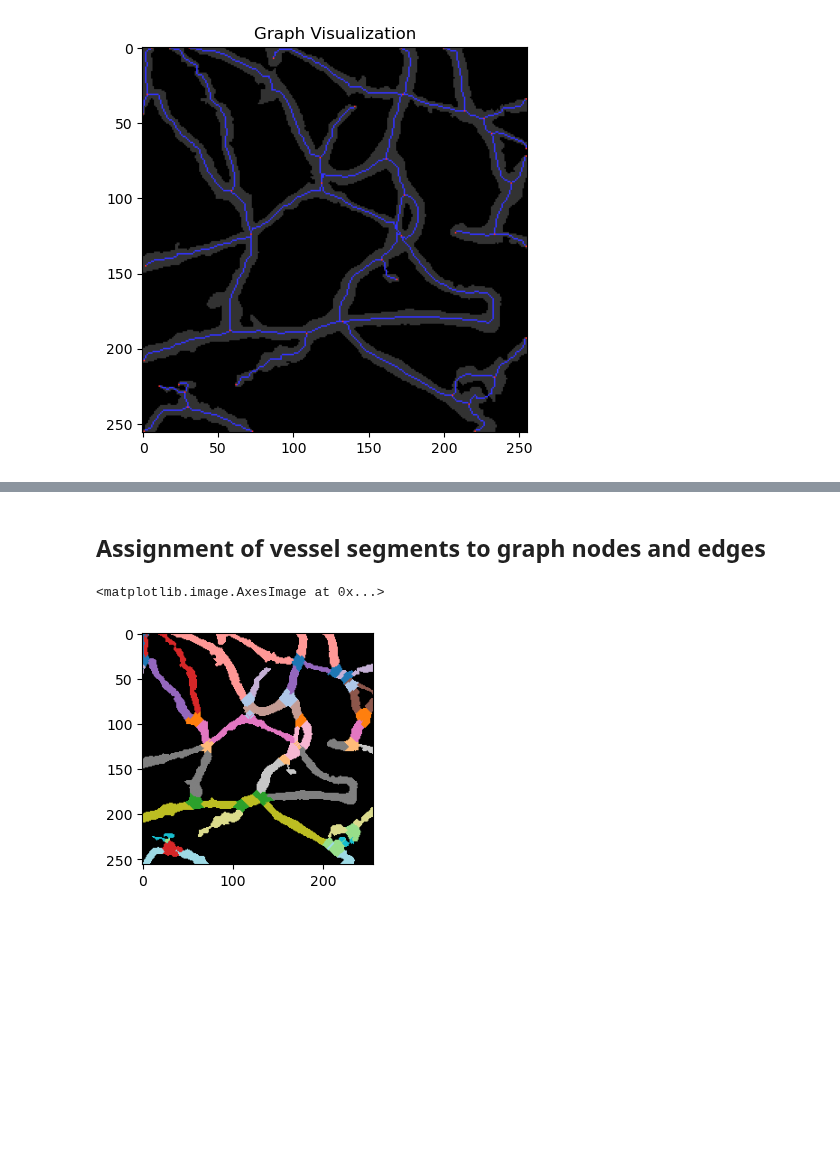
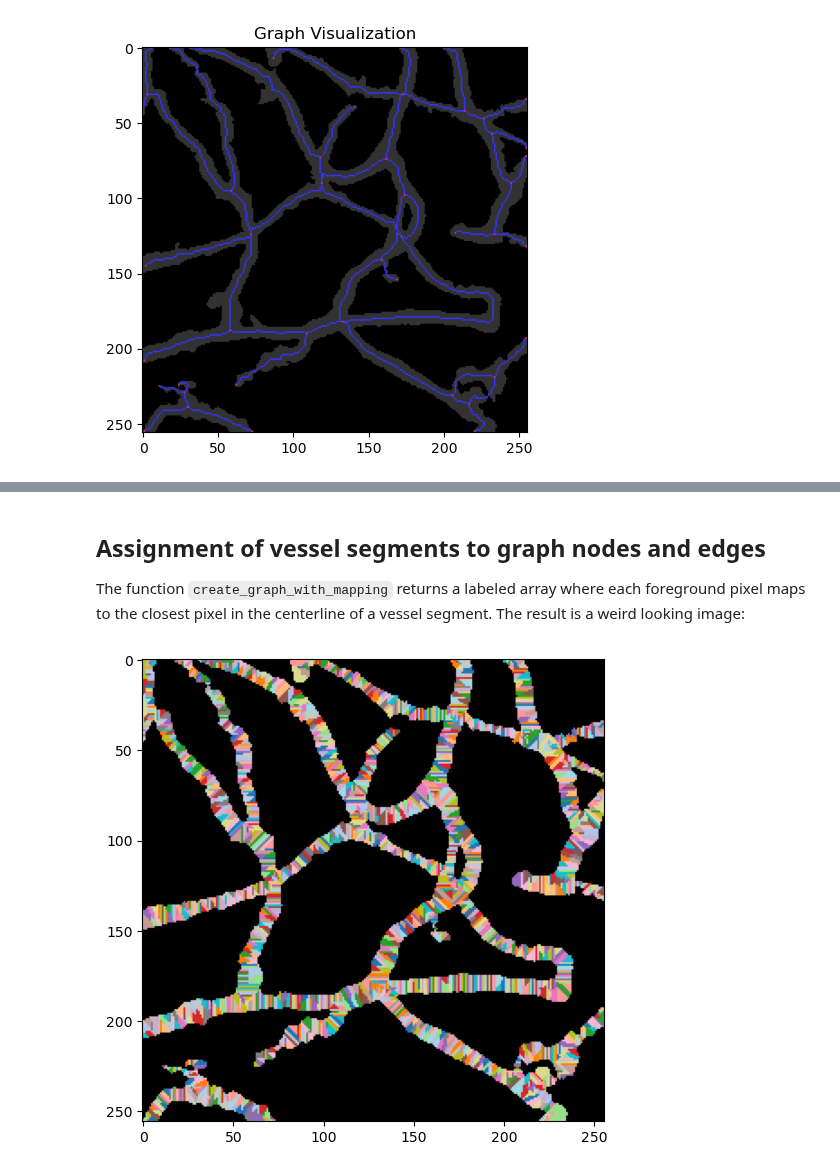
Before and after one commit to chcomin/pyvane, a Jupyter notebook: examples/Graph creation.ipynb, the cells around one changed output, grey strips where cells are left out. Drawn from its saved outputs; the diff is of its cells as text; code cells hidden in the pictures; blank space fills up the shorter version.

Commit message:
Finished graph reimplementation

```diff
--- a/examples/Graph creation.ipynb
+++ b/examples/Graph creation.ipynb
@@ -45,12 +109,23 @@ Text(0.5, 1.0, 'Graph Visualization')
 # %% [markdown]
 ## Assignment of vessel segments to graph nodes and edges
+
+The function `create_graph_with_mapping` returns a labeled array where each foreground pixel maps to the closest pixel in the centerline of a vessel segment. The result is a weird looking image:
 # %%
-graph, labeled_volume, mappings = create_graph_with_mapping(skel_img, bin_img, length_threshold=10)
+def show_indices(labeled_image):
+    """Shuffle indices for better visualization."""
+    unique_ids = np.unique(labeled_image)
+    unique_ids_rand = np.random.permutation(range(1, len(unique_ids)))
+    random_ids = np.concatenate(([0], unique_ids_rand))
+    shuffled_map = random_ids[np.searchsorted(unique_ids, labeled_image)]
 
-cmap = plt.get_cmap("tab20").copy()
-cmap.set_under("black")
+    cmap = plt.get_cmap("tab20").copy()
+    cmap.set_under("black")
 
-plt.imshow(labeled_volume, cmap=cmap, vmin=1)
+    plt.figure(figsize=(6, 6))
+    plt.imshow(shuffled_map, cmap=cmap, vmin=1)
+
+graph, labeled_image, id_cl_map = create_graph_with_mapping(skel_img, bin_img, length_threshold=10)
+
+show_indices(labeled_image)
 # %% [output]
-<matplotlib.image.AxesImage at 0x...>
-[figure, old version]
+[figure, new version]
```
Also changed, not shown: parts of 28 cells of this notebook, 10 other files.
